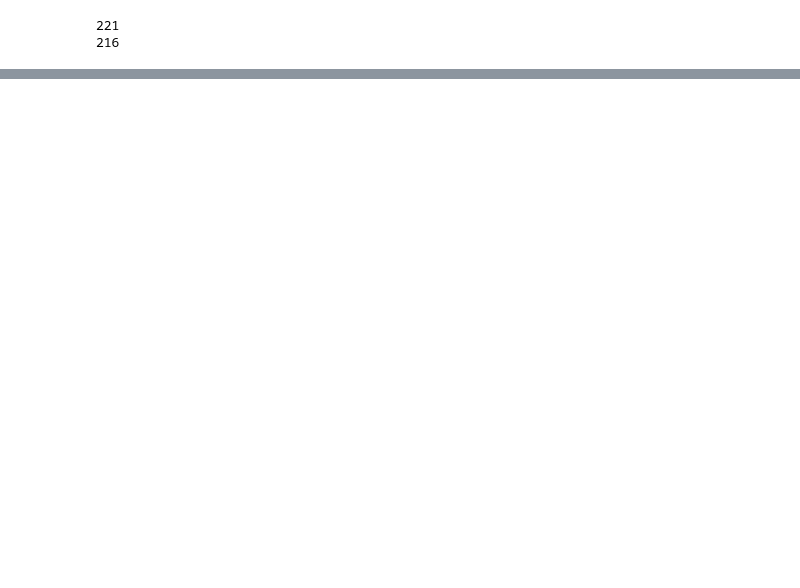
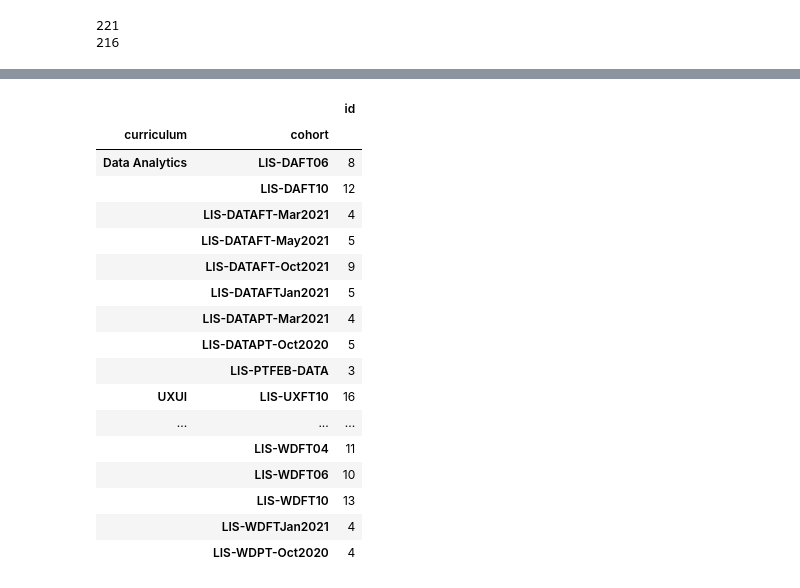
Before and after one commit to calvinhus/statistics_project, a Jupyter notebook: data_cleaning.ipynb, the cells around one changed output, grey strips where cells are left out. Drawn from its saved outputs; the diff is of its cells as text; code cells hidden in the pictures; blank space fills up the shorter version.

```diff
--- a/data_cleaning.ipynb
+++ b/data_cleaning.ipynb
@@ -61,0 +180,23 @@ print(len(df[ux]) + len(df[da]) + len(df[wd]))
+# %%
+df.groupby(['curriculum', 'cohort']).agg({'id':'count'})
+df.groupby(['curriculum', 'cohort']).agg({'applied':'mean', 'id':'count', 'interview' : 'mean'})
+df.groupby(['curriculum', 'cohort', 'hired']).agg({'id':'count', 'hired':'count'})
+# %% [output]
+|  |  | id |
+| curriculum | cohort |  |
+| Data Analytics | LIS-DAFT06 | 8 |
+|  | LIS-DAFT10 | 12 |
+|  | LIS-DATAFT-Mar2021 | 4 |
+|  | LIS-DATAFT-May2021 | 5 |
+|  | LIS-DATAFT-Oct2021 | 9 |
+|  | LIS-DATAFTJan2021 | 5 |
+|  | LIS-DATAPT-Mar2021 | 4 |
+|  | LIS-DATAPT-Oct2020 | 5 |
+|  | LIS-PTFEB-DATA | 3 |
+| UXUI | LIS-UXFT10 | 16 |
+| ... | ... | ... |
+|  | LIS-WDFT04 | 11 |
+|  | LIS-WDFT06 | 10 |
+|  | LIS-WDFT10 | 13 |
+|  | LIS-WDFTJan2021 | 4 |
+|  | LIS-WDPT-Oct2020 | 4 |
```
Also changed, not shown: parts of 23 cells of this notebook, 5 other files.
